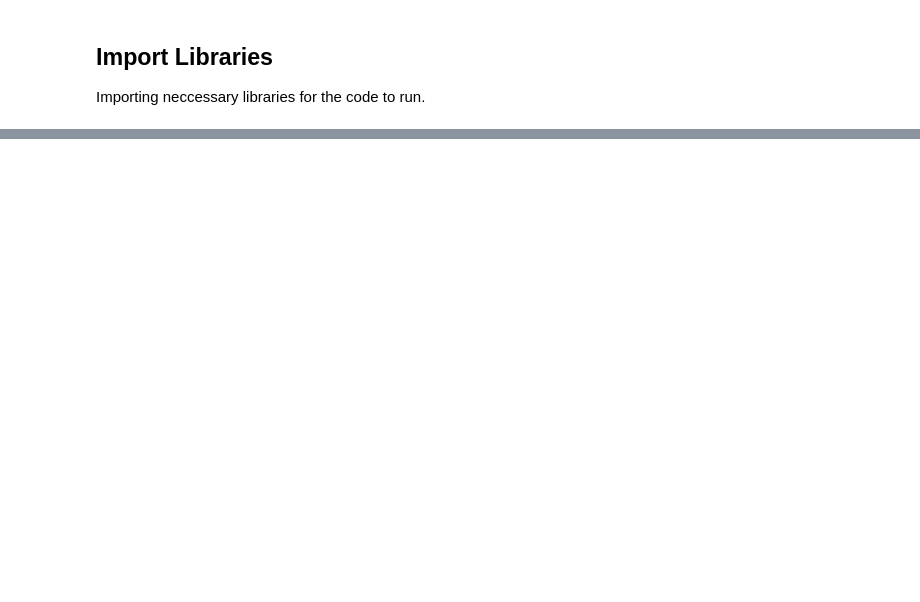
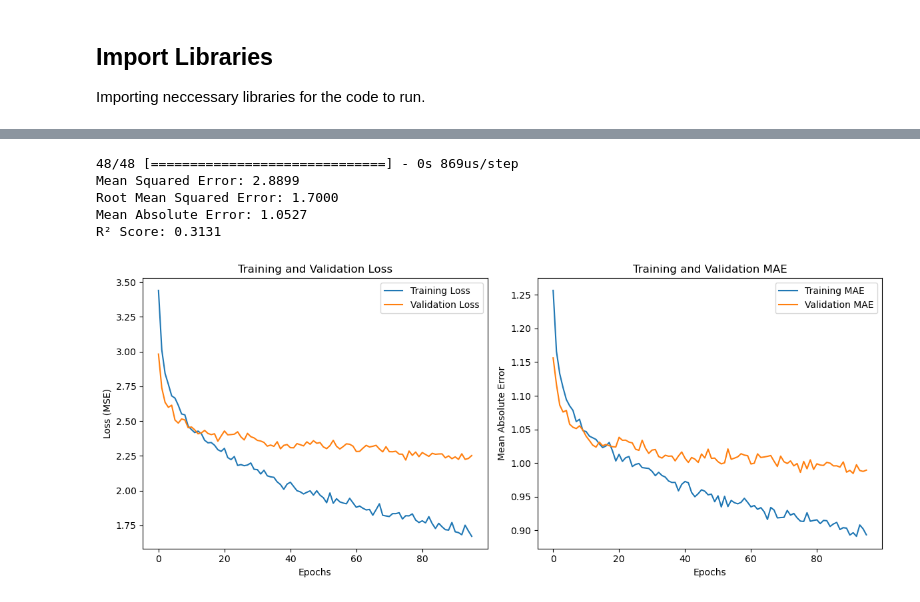
Before and after one commit to parthkhurana07/ProteinStabilityPredictor, a Jupyter notebook: stability_predictor.ipynb, the cells around one changed output, grey strips where cells are left out. Drawn from its saved outputs; the diff is of its cells as text; code cells hidden in the pictures; blank space fills up the shorter version.

Commit message:
add model

```diff
--- a/stability_predictor.ipynb
+++ b/stability_predictor.ipynb
@@ -161,0 +284,13 @@ plt.tight_layout()
+# %%
+# Callbacks for better training
+early_stopping = EarlyStopping(monitor='val_loss', patience=20, restore_best_weights=True)
+model_checkpoint = ModelCheckpoint('models/best_model.h5', save_best_only=True, monitor='val_loss')
+
+history = model.fit(
+    X_train_scaled, y_train,
+    epochs=200,
+    batch_size=32,
+    validation_data=(X_val_scaled, y_val),
+    callbacks=[early_stopping, model_checkpoint],
+    verbose=1
+)
@@ -161,0 +315,44 @@ plt.tight_layout()
+# %%
+# Load the best model
+model = load_model('models/best_model.h5')
+
+# Predictions on test set
+y_pred = model.predict(X_test_scaled).flatten()
+
+# Calculate metrics
+mse = mean_squared_error(y_test, y_pred)
+rmse = np.sqrt(mse)
+mae = mean_absolute_error(y_test, y_pred)
+r2 = r2_score(y_test, y_pred)
+
+print(f"Mean Squared Error: {mse:.4f}")
+print(f"Root Mean Squared Error: {rmse:.4f}")
+print(f"Mean Absolute Error: {mae:.4f}")
+print(f"R² Score: {r2:.4f}")
+# %% [output]
+48/48 [==============================] - 0s 869us/step
+Mean Squared Error: 2.8899
+Root Mean Squared Error: 1.7000
+Mean Absolute Error: 1.0527
+R² Score: 0.3131
+# %%
+# Training history plot
+plt.figure(figsize=(12, 5))
+plt.subplot(1, 2, 1)
+plt.plot(history.history['loss'], label='Training Loss')
+plt.plot(history.history['val_loss'], label='Validation Loss')
+plt.xlabel('Epochs')
+plt.ylabel('Loss (MSE)')
+plt.title('Training and Validation Loss')
+plt.legend()
+
+plt.subplot(1, 2, 2)
+plt.plot(history.history['mae'], label='Training MAE')
+plt.plot(history.history['val_mae'], label='Validation MAE')
+plt.xlabel('Epochs')
+plt.ylabel('Mean Absolute Error')
+plt.title('Training and Validation MAE')
+plt.legend()
+plt.tight_layout()
+# %% [output]
+[figure, added]
```
Also changed, not shown: parts of 14 cells of this notebook.
